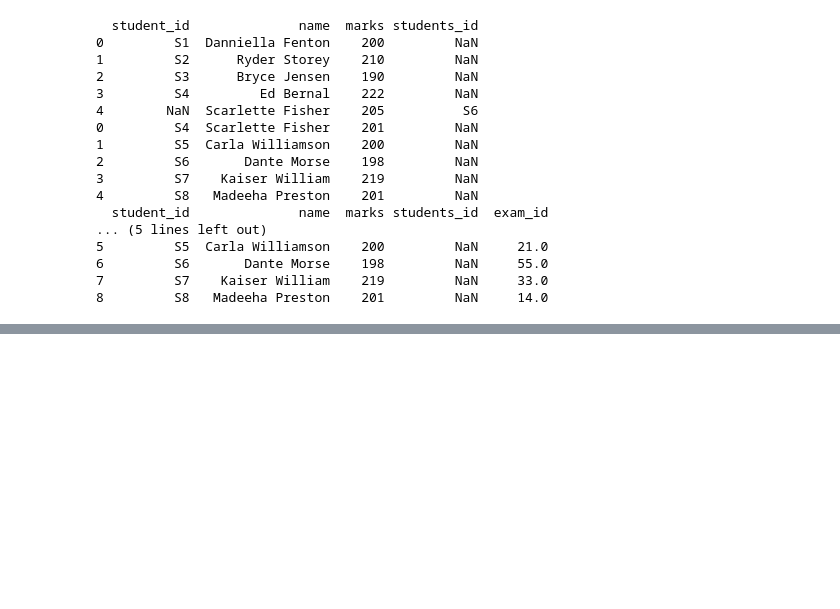
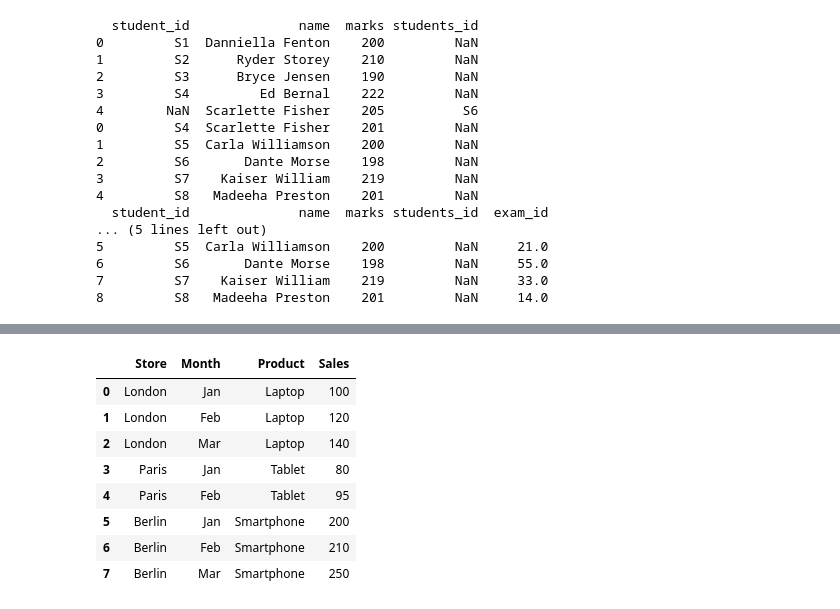
Before and after one commit to Simaniyeva/Data-Science-and-Machine-Learning-Fundamentals-Course, a Jupyter notebook: Pandas_for_Data_Handling.ipynb, the cells around one changed output, grey strips where cells are left out. Saved outputs shown, nothing was run; the diff lists cells and outputs as text; code cells hidden in the pictures; blank space fills up the shorter version.

```diff
--- a/Pandas_for_Data_Handling.ipynb
+++ b/Pandas_for_Data_Handling.ipynb
@@ -561,0 +564,14 @@ print(students.merge(exam_data_df,on="student_id"))
+# %%
+sales_data = pd.DataFrame({
+    "Product": ["Laptop", "Tablet", "Smartphone"],
+    "Q1": [150, 200, 300],
+    "Q2": [180, 210, 330],
+    "Q3": [170, 220, 350],
+    "Q4": [160, 230, 370]
+})
+sales_long = pd.DataFrame({
+    "Store": ["London", "London", "London", "Paris", "Paris", "Berlin", "Berlin", "Berlin"],
+    "Month": ["Jan", "Feb", "Mar", "Jan", "Feb", "Jan", "Feb", "Mar"],
+    "Product": ["Laptop", "Laptop", "Laptop", "Tablet", "Tablet", "Smartphone", "Smartphone", "Smartphone"],
+    "Sales": [100, 120, 140, 80, 95, 200, 210, 250]
+})
@@ -561,0 +595,12 @@ print(students.merge(exam_data_df,on="student_id"))
+# %%
+sales_long
+# %% [output]
+|  | Store | Month | Product | Sales |
+| 0 | London | Jan | Laptop | 100 |
+| 1 | London | Feb | Laptop | 120 |
+| 2 | London | Mar | Laptop | 140 |
+| 3 | Paris | Jan | Tablet | 80 |
+| 4 | Paris | Feb | Tablet | 95 |
+| 5 | Berlin | Jan | Smartphone | 200 |
+| 6 | Berlin | Feb | Smartphone | 210 |
+| 7 | Berlin | Mar | Smartphone | 250 |
```
Also changed, not shown: parts of 6 cells of this notebook.
